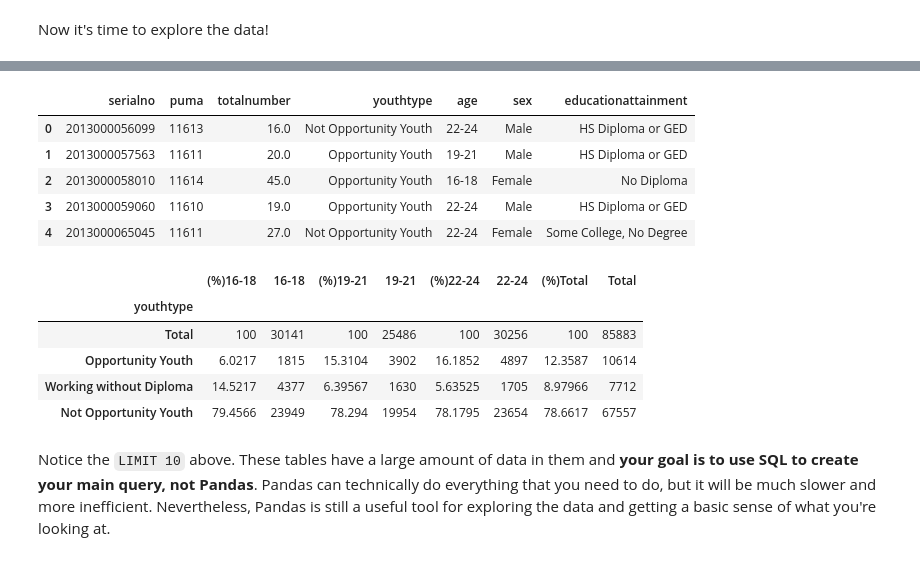
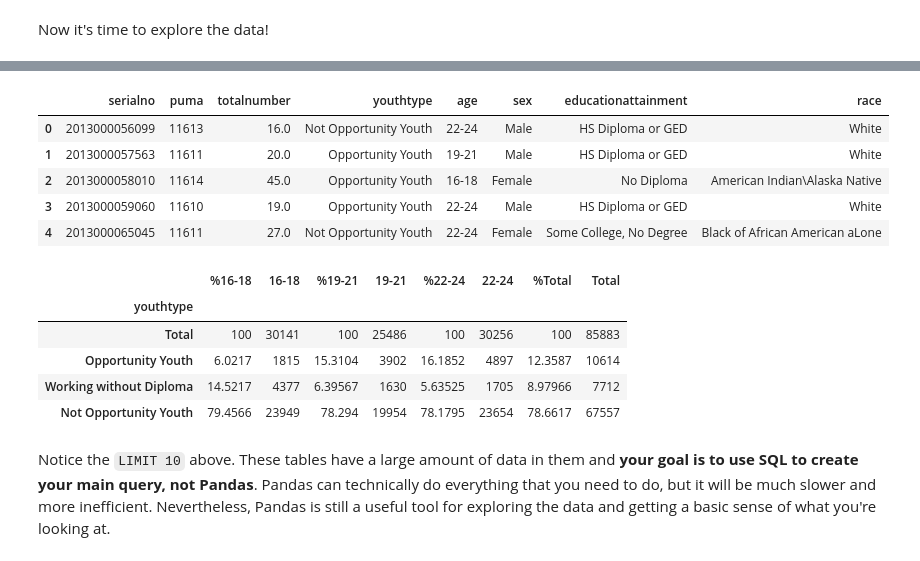
Before and after one commit to hmdev649/dsc-mod-1-project-seattle-ds, a Jupyter notebook: notebooks/exploratory/01_erh_download_and_explore_data.ipynb, the cells around one changed output, grey strips where cells are left out. Cells and saved outputs as stored; diff of their text form; code cells hidden in the pictures.

```diff
--- a/notebooks/exploratory/01_erh_download_and_explore_data.ipynb
+++ b/notebooks/exploratory/01_erh_download_and_explore_data.ipynb
@@ -87,7 +87,16 @@ SELECT
              WHEN A.schl BETWEEN '16' AND '17' THEN 'HS Diploma or GED'
              WHEN A.schl BETWEEN '18' AND '19' THEN 'Some College, No Degree'
              ELSE 'Degree (Associate or Higher)'
-             END as educationattainment
+             END as educationattainment,
+        CASE WHEN a.rac1p = '1' AND HISP ='01' THEN 'White'
+             WHEN a.rac1p = '2' AND HISP ='01' THEN 'Black of African American aLone'
+             WHEN a.rac1p = '4' OR a.rac1p = '5' OR a.rac1p='3' AND HISP ='01' THEN 'American Indian\Alaska Native'
+             WHEN a.rac1p = '6' AND HISP ='01' THEN 'Asian along'
+             WHEN a.rac1p = '7' AND HISP ='01' THEN 'Native Hawaiian or Other Pacific Islander alone'
+             WHEN a.rac1p = '8' AND HISP ='01' THEN 'Some other Race alone'
+             WHEN a.rac1p = '9' AND HISP ='01' THEN 'Two or More Races'
+             ELSE 'Hispanic'
+             END AS race
 
 FROM  pums_2017 AS A
 
@@ -106,8 +115,8 @@ WHERE
 #              WHEN a.rac1p = '6' AND HISP ='01' THEN 'Asian along'
 #              WHEN a.rac1p = '7' AND HISP ='01' THEN 'Native Hawaiian or Other Pacific Islander alone'
 #              WHEN a.rac1p = '8' AND HISP ='01' THEN 'Some other Race alone'
-#              WHEN a.rac1p = '9' THEN 'Two or More Races'
-#               ELSE 'Other Races'
+#              WHEN a.rac1p = '9' AND HISP ='01' THEN 'Two or More Races'
+#               ELSE 'Hispanic'
 #               END AS race,
 #LEFT JOIN (SELECT DISTINCT * FROM ct_puma_xwalk WHERE statefp='53')AS K ON K.puma5ce =A.puma
 #LEFT JOIN (SELECT DISTINCT trct, cty, ctyname, blklondd, blklatdd from wa_geo_xwalk WHERE cty='53033') AS C ON K.tractce = RIGHT(trct, 6)
@@ -129,9 +124,9 @@ WHERE
 # %%
 df.head()
 # %% [output]
-|  | serialno | puma | totalnumber | youthtype | age | sex | educationattainment |
-| 0 | 2013000056099 | 11613 | 16.0 | Not Opportunity Youth | 22-24 | Male | HS Diploma or GED |
-| 1 | 2013000057563 | 11611 | 20.0 | Opportunity Youth | 19-21 | Male | HS Diploma or GED |
-| 2 | 2013000058010 | 11614 | 45.0 | Opportunity Youth | 16-18 | Female | No Diploma |
-| 3 | 2013000059060 | 11610 | 19.0 | Opportunity Youth | 22-24 | Male | HS Diploma or GED |
-| 4 | 2013000065045 | 11611 | 27.0 | Not Opportunity Youth | 22-24 | Female | Some College, No Degree |
+|  | serialno | puma | totalnumber | youthtype | age | sex | educationattainment | race |
+| 0 | 2013000056099 | 11613 | 16.0 | Not Opportunity Youth | 22-24 | Male | HS Diploma or GED | White |
+| 1 | 2013000057563 | 11611 | 20.0 | Opportunity Youth | 19-21 | Male | HS Diploma or GED | White |
+| 2 | 2013000058010 | 11614 | 45.0 | Opportunity Youth | 16-18 | Female | No Diploma | American Indian\Alaska Native |
+| 3 | 2013000059060 | 11610 | 19.0 | Opportunity Youth | 22-24 | Male | HS Diploma or GED | White |
+| 4 | 2013000065045 | 11611 | 27.0 | Not Opportunity Youth | 22-24 | Female | Some College, No Degree | Black of African American aLone |
@@ -138,29 +135,31 @@ df.head()
 # %%
-import numpy as np
 nd =pd.pivot_table(df,
                index=['youthtype'],
                values=['totalnumber'],
                columns=['age'],
                aggfunc=np.sum,
                fill_value='',
                margins=True,
                margins_name='Total'
               )['totalnumber']
 nd.reset_index()
 nd.columns.rename('', inplace=True)
-newc =(nd['16-18']/nd['16-18']['Total'])*100
-nd.insert(0, '(%)16-18', newc)
-newd =(nd['19-21']/nd['19-21']['Total'])*100
-nd.insert(2, '(%)19-21', newd)
-newe =(nd['22-24']/nd['22-24']['Total'])*100
-nd.insert(4, '(%)22-24', newe)
-newf =(nd['Total']/nd['Total']['Total'])*100
-nd.insert(6, '(%)Total', newf)
+for i, c in enumerate(nd):
+    newc=(nd[c]/nd[c]['Total'])*100
+    nd.insert(i*2, '%'+ str(c), newc)
+# newc =(nd['16-18']/nd['16-18']['Total'])*100
+# nd.insert(0, '(%)16-18', newc)
+# newd =(nd['19-21']/nd['19-21']['Total'])*100
+# nd.insert(2, '(%)19-21', newd)
+# newe =(nd['22-24']/nd['22-24']['Total'])*100
+# nd.insert(4, '(%)22-24', newe)
+# newf =(nd['Total']/nd['Total']['Total'])*100
+# nd.insert(6, '(%)Total', newf)
 new_index1=['Total', 'Opportunity Youth', 'Working without Diploma', 'Not Opportunity Youth']
 total_youth_2017=nd.reindex(new_index1)
 total_youth_2017
 # %% [output]
-|  | (%)16-18 | 16-18 | (%)19-21 | 19-21 | (%)22-24 | 22-24 | (%)Total | Total |
+|  | %16-18 | 16-18 | %19-21 | 19-21 | %22-24 | 22-24 | %Total | Total |
 | youthtype |  |  |  |  |  |  |  |  |
 | Total | 100 | 30141 | 100 | 25486 | 100 | 30256 | 100 | 85883 |
 | Opportunity Youth | 6.0217 | 1815 | 15.3104 | 3902 | 16.1852 | 4897 | 12.3587 | 10614 |
```
Also changed, not shown: parts of 18 cells of this notebook.
